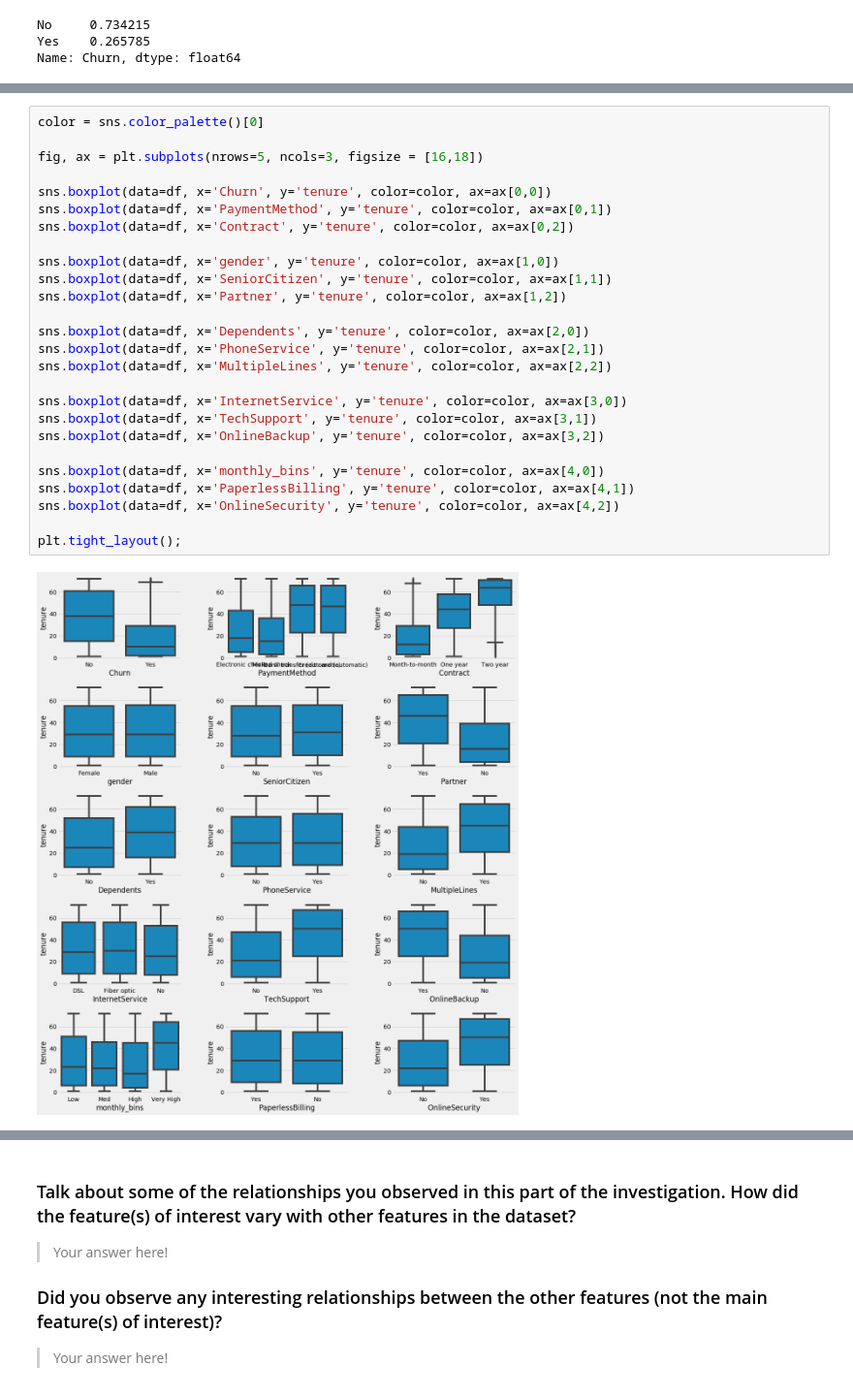
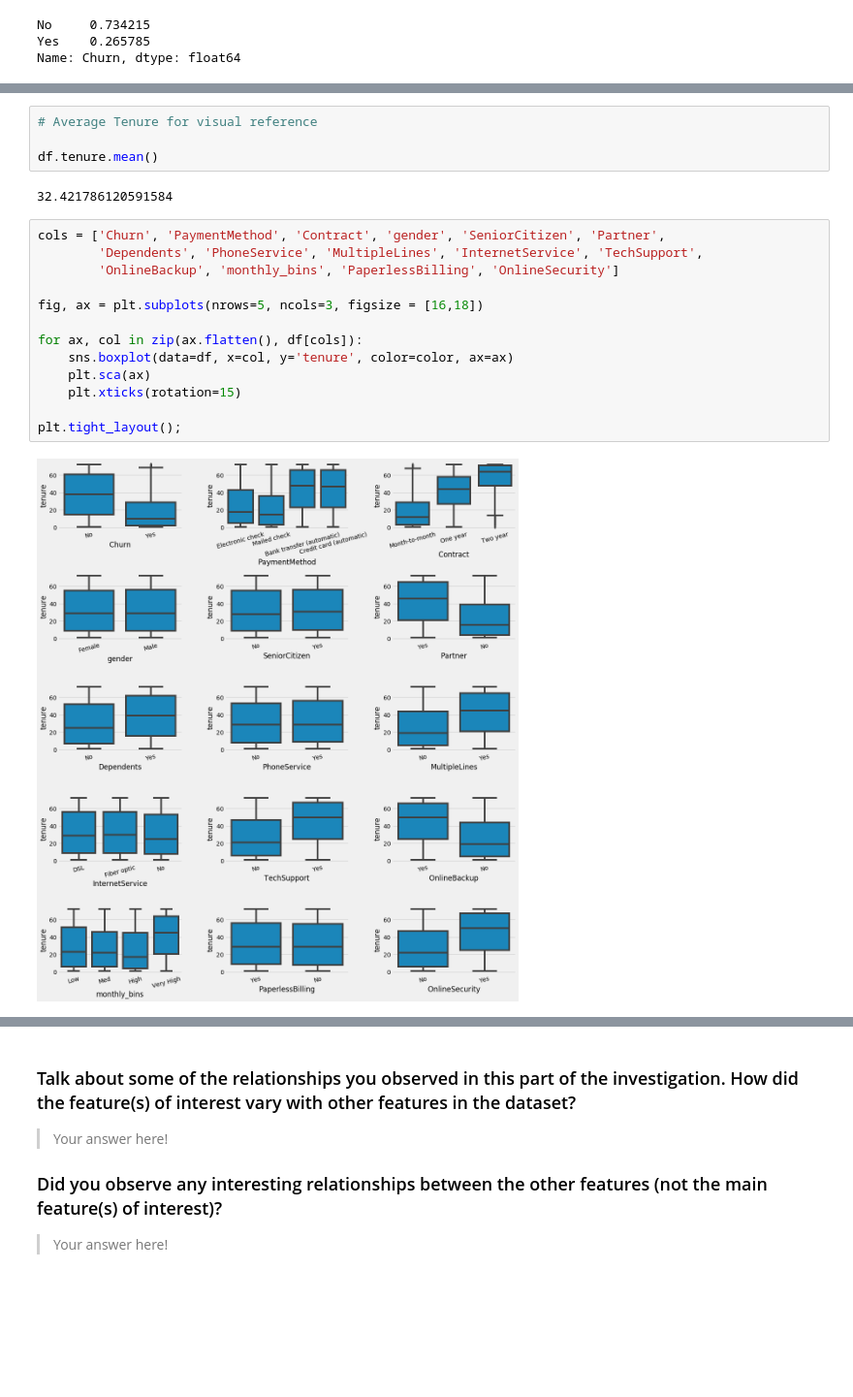
Before and after one commit to ashannon828/communicating_data_findings, a Jupyter notebook: exploration_template.ipynb, the cells around one changed output, grey strips where cells are left out. Shown at 97% size. Drawn from its saved outputs; the diff is of its cells as text; blank space fills up the shorter version.

```diff
--- a/exploration_template.ipynb
+++ b/exploration_template.ipynb
@@ -381,31 +390,24 @@ service churn less than the population. <br>
 **Contract** - Month to month churns roughly 17% more often while one year and two year contract holders churn much less frequent <br>
 **PaperlessBilling** - Customers without paperless billing tend to churn less often than the population <br>
 **PaymentMethod** - Customers paying by electronic check are the most frequent churners while those with automatic payments are the least likely to churn.
-# %%
-color = sns.color_palette()[0]
-
-fig, ax = plt.subplots(nrows=5, ncols=3, figsize = [16,18])
-
-sns.boxplot(data=df, x='Churn', y='tenure', color=color, ax=ax[0,0])
-sns.boxplot(data=df, x='PaymentMethod', y='tenure', color=color, ax=ax[0,1])
-sns.boxplot(data=df, x='Contract', y='tenure', color=color, ax=ax[0,2])
-
-sns.boxplot(data=df, x='gender', y='tenure', color=color, ax=ax[1,0])
-sns.boxplot(data=df, x='SeniorCitizen', y='tenure', color=color, ax=ax[1,1])
-sns.boxplot(data=df, x='Partner', y='tenure', color=color, ax=ax[1,2])
-
-sns.boxplot(data=df, x='Dependents', y='tenure', color=color, ax=ax[2,0])
-sns.boxplot(data=df, x='PhoneService', y='tenure', color=color, ax=ax[2,1])
-sns.boxplot(data=df, x='MultipleLines', y='tenure', color=color, ax=ax[2,2])
-
-sns.boxplot(data=df, x='InternetService', y='tenure', color=color, ax=ax[3,0])
-sns.boxplot(data=df, x='TechSupport', y='tenure', color=color, ax=ax[3,1])
-sns.boxplot(data=df, x='OnlineBackup', y='tenure', color=color, ax=ax[3,2])
-
-sns.boxplot(data=df, x='monthly_bins', y='tenure', color=color, ax=ax[4,0])
-sns.boxplot(data=df, x='PaperlessBilling', y='tenure', color=color, ax=ax[4,1])
-sns.boxplot(data=df, x='OnlineSecurity', y='tenure', color=color, ax=ax[4,2])
-
-plt.tight_layout();
-# %% [output]
-[figure, removed]
+# %%
+# Average Tenure for visual reference
+
+df.tenure.mean()
+# %% [output]
+32.421786120591584
+# %%
+cols = ['Churn', 'PaymentMethod', 'Contract', 'gender', 'SeniorCitizen', 'Partner',
+        'Dependents', 'PhoneService', 'MultipleLines', 'InternetService', 'TechSupport',
+        'OnlineBackup', 'monthly_bins', 'PaperlessBilling', 'OnlineSecurity']
+
+fig, ax = plt.subplots(nrows=5, ncols=3, figsize = [16,18])
+
+for ax, col in zip(ax.flatten(), df[cols]):
+    sns.boxplot(data=df, x=col, y='tenure', color=color, ax=ax)
+    plt.sca(ax)
+    plt.xticks(rotation=15)
+
+plt.tight_layout();
+# %% [output]
+[figure, added]
```
Also changed, not shown: parts of 17 cells of this notebook.
